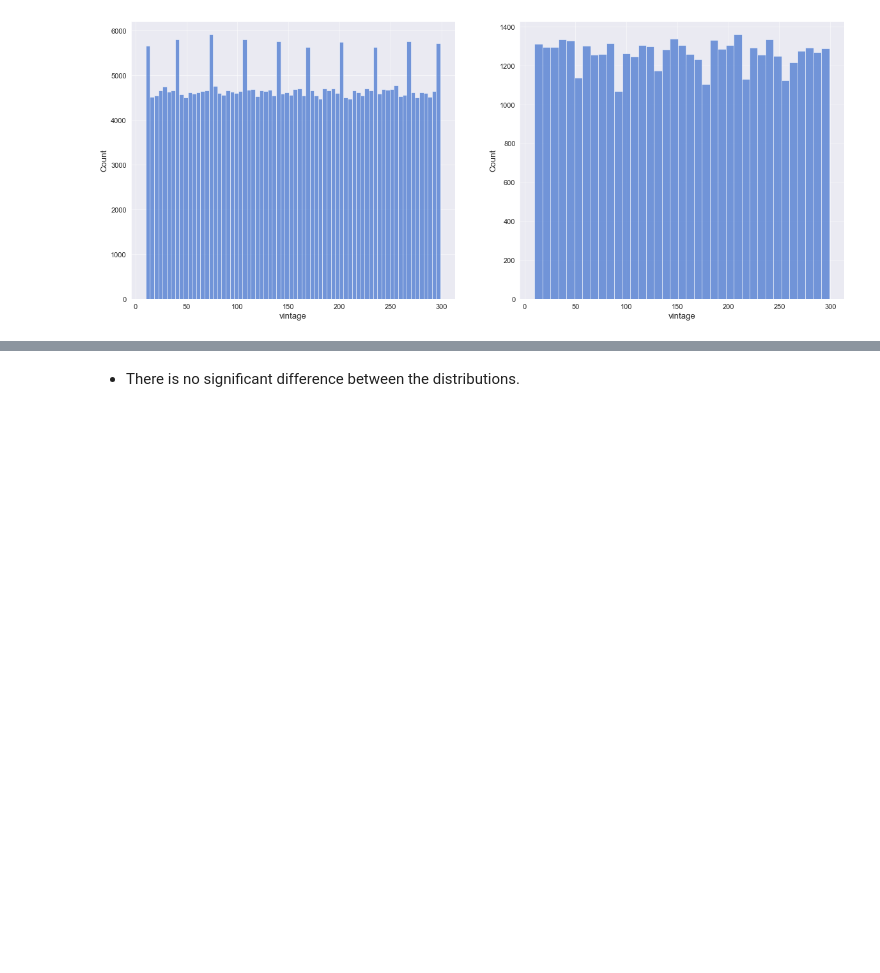
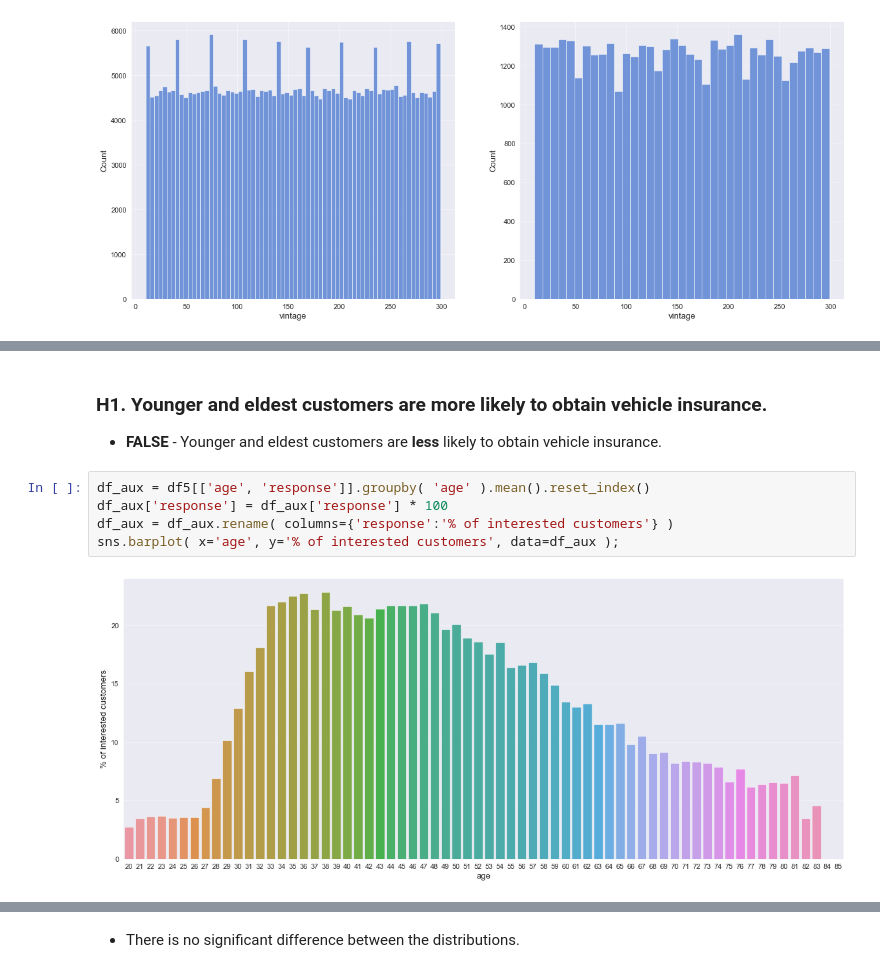
Before and after one commit to Gutscs/Health-Insurance-Cross-Sell, a Jupyter notebook: HealthInsurance.ipynb, the cells around one changed output, grey strips where cells are left out. Cells and saved outputs as stored; diff of their text form; blank space fills up the shorter version.

```diff
--- a/HealthInsurance.ipynb
+++ b/HealthInsurance.ipynb
@@ -560,0 +634,10 @@ sns.histplot( df5[ df5['response'] == 1 ]['vintage'], ax=axes[1] );
+# %% [markdown]
+### H1. Younger and eldest customers are more likely to obtain vehicle insurance.
+* **FALSE** - Younger and eldest customers are **less** likely to obtain vehicle insurance.
+# %%
+df_aux = df5[['age', 'response']].groupby( 'age' ).mean().reset_index()
+df_aux['response'] = df_aux['response'] * 100
+df_aux = df_aux.rename( columns={'response':'% of interested customers'} )
+sns.barplot( x='age', y='% of interested customers', data=df_aux );
+# %% [output]
+[figure, added]
```
Also changed, not shown: parts of 17 cells of this notebook, 1 other file.
